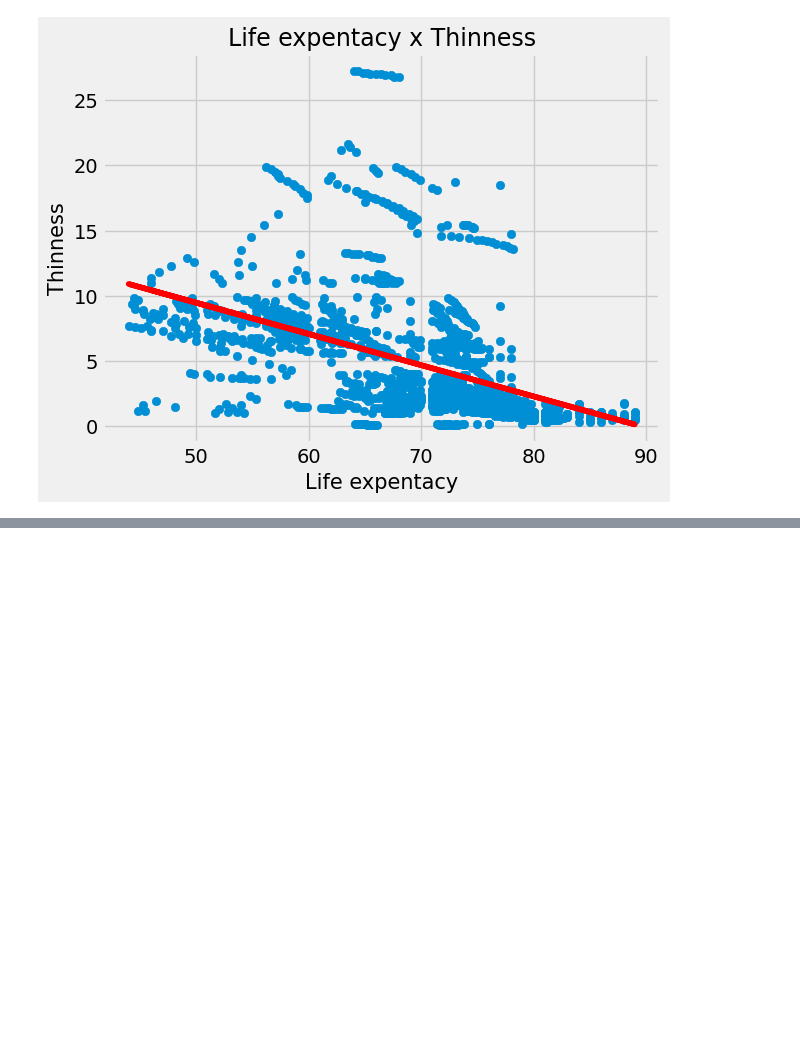
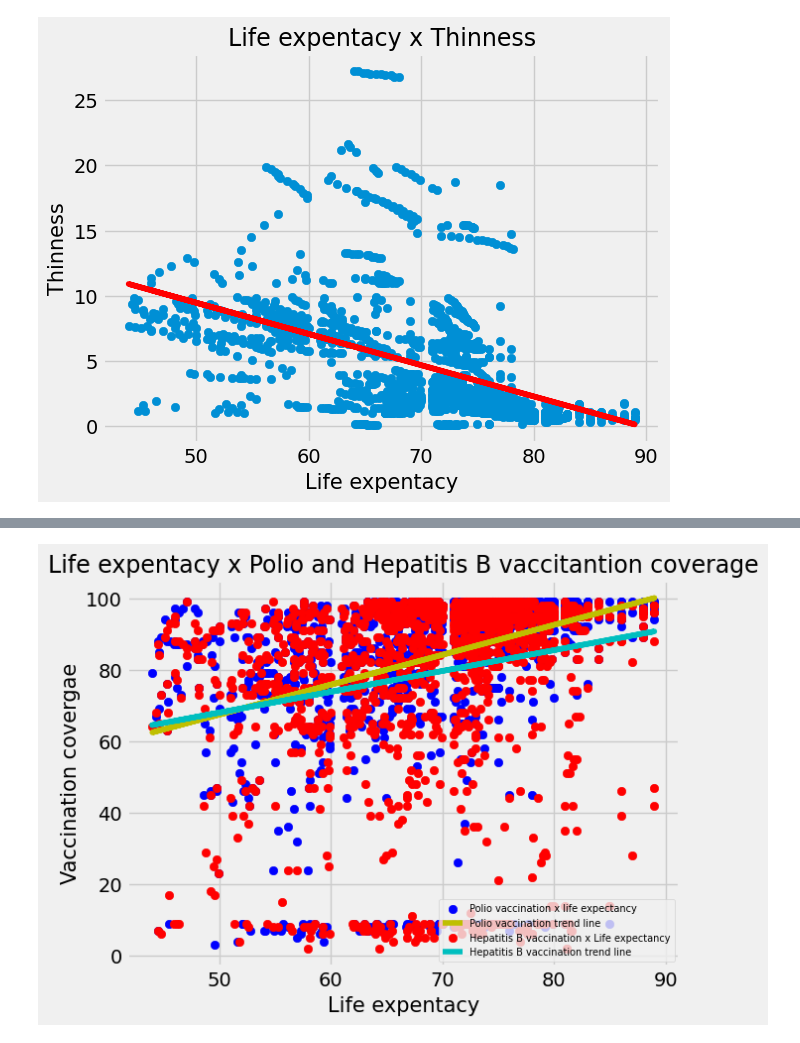
Before and after one commit to Rossetow/data-analysis-life-expectancy, a Jupyter notebook: life_expectancy_analysis.ipynb, the cells around one changed output, grey strips where cells are left out. Cells and saved outputs as stored; diff of their text form; code cells hidden in the pictures; blank space fills up the shorter version.

Commit message:
First part of the project completed

```diff
--- a/life_expectancy_analysis.ipynb
+++ b/life_expectancy_analysis.ipynb
@@ -459,0 +519,43 @@ plt.plot(x, p(x), 'r')
+# %%
+# Let's have a look into the health related info
+
+plt.title('Life expentacy x Polio and Hepatitis B vaccitantion coverage', fontsize = 17)
+
+plt.xlabel('Life expentacy', fontsize = 15)
+
+plt.ylabel('Vaccination covergae', fontsize = 15)
+
+# First, for polio
+
+
+x = df['Expectancy']
+
+y = df['Polio']
+
+plt.scatter(x, y, c="b", label = "Polio vaccination x life expectancy")
+
+# Adding trend line
+
+z = np.polyfit(x, y, 1)
+p = np.poly1d(z)
+plt.plot(x, p(x), "y", label = "Polio vaccination trend line")
+
+# Now for Hepatitis
+
+x = df['Expectancy']
+
+y = df['Hepatitis_B']
+
+plt.scatter(x, y, c="r", label = "Hepatitis B vaccination x Life expectancy")
+
+# Adding trend line
+
+z = np.polyfit(x, y, 1)
+p = np.poly1d(z)
+plt.plot(x, p(x), 'c', label = "Hepatitis B vaccination trend line")
+
+
+plt.legend(loc="lower right", fontsize = 7)
+plt.show()
+# %% [output]
+[figure, added]
```
Also changed, not shown: parts of 17 cells of this notebook, 1 other file.
